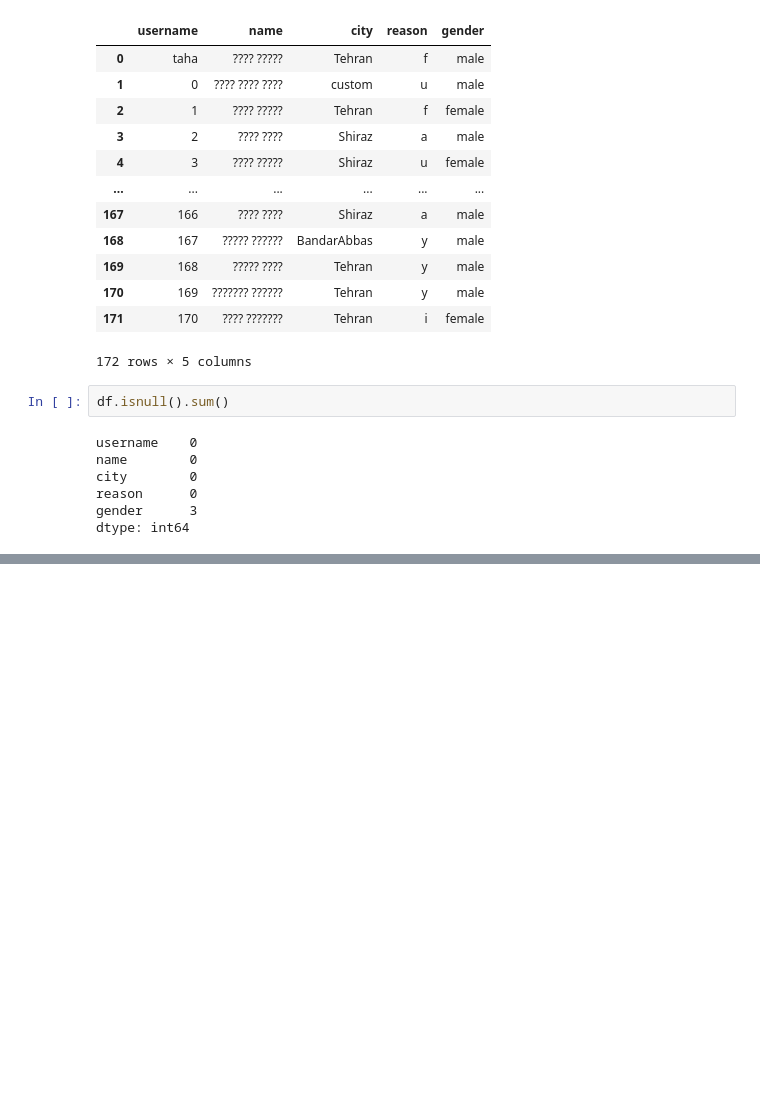
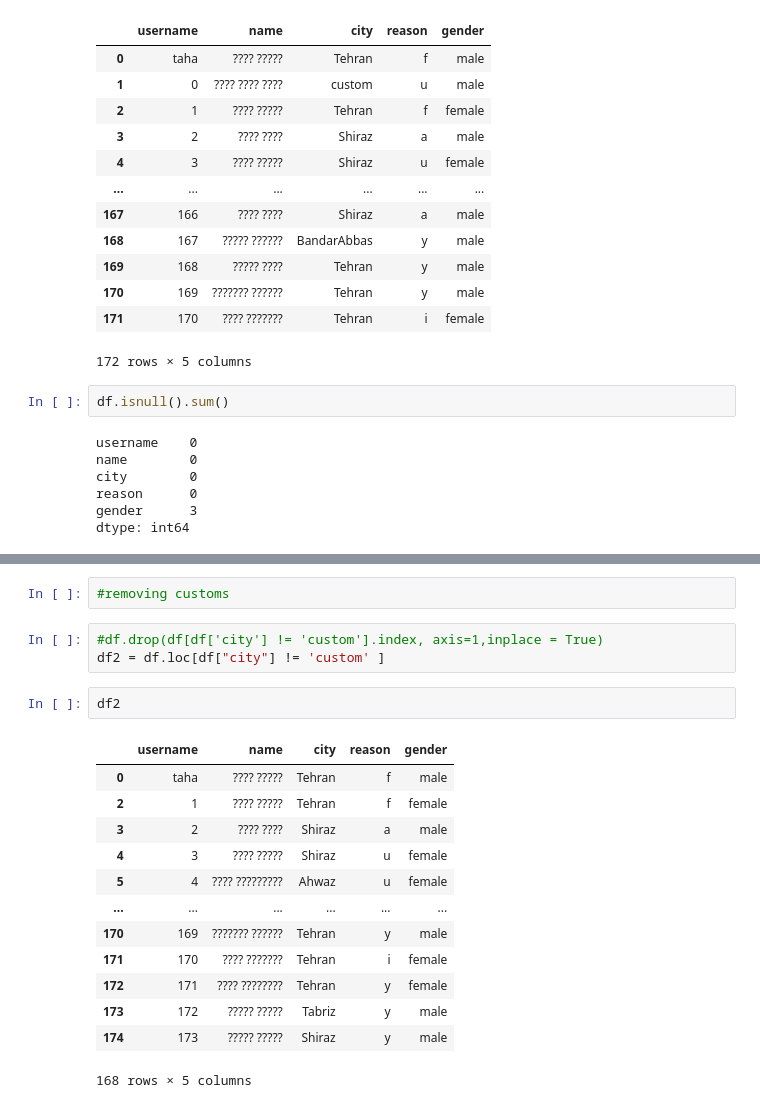
Before and after one commit to tahamusvi/friendZone, a Jupyter notebook: ML/Friendzone-Project.ipynb, the cells around one changed output, grey strips where cells are left out. Cells and saved outputs as stored; diff of their text form; blank space fills up the shorter version.

```diff
--- a/ML/Friendzone-Project.ipynb
+++ b/ML/Friendzone-Project.ipynb
@@ -29,0 +66,21 @@ dtype: int64
+# %%
+#removing customs
+# %%
+#df.drop(df[df['city'] != 'custom'].index, axis=1,inplace = True)
+df2 = df.loc[df["city"] != 'custom' ]
+# %%
+df2
+# %% [output]
+|  | username | name | city | reason | gender |
+| 0 | taha | ???? ????? | Tehran | f | male |
+| 2 | 1 | ???? ????? | Tehran | f | female |
+| 3 | 2 | ???? ???? | Shiraz | a | male |
+| 4 | 3 | ???? ????? | Shiraz | u | female |
+| 5 | 4 | ???? ????????? | Ahwaz | u | female |
+| ... | ... | ... | ... | ... | ... |
+| 170 | 169 | ??????? ?????? | Tehran | y | male |
+| 171 | 170 | ???? ??????? | Tehran | i | female |
+| 172 | 171 | ???? ???????? | Tehran | y | female |
+| 173 | 172 | ????? ????? | Tabriz | y | male |
+| 174 | 173 | ????? ????? | Shiraz | y | male |
+168 rows × 5 columns
```
Also changed, not shown: parts of 34 cells of this notebook.
